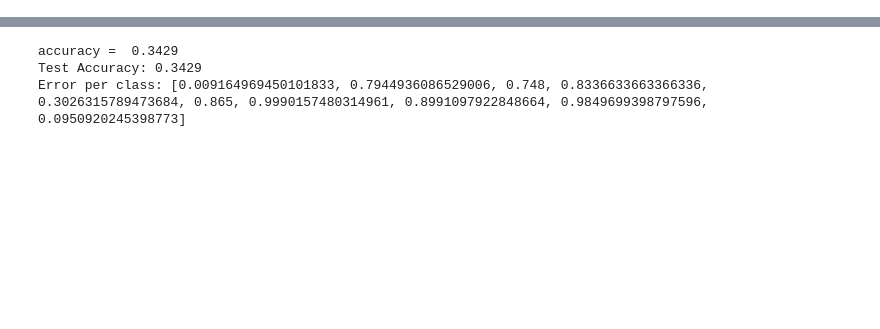
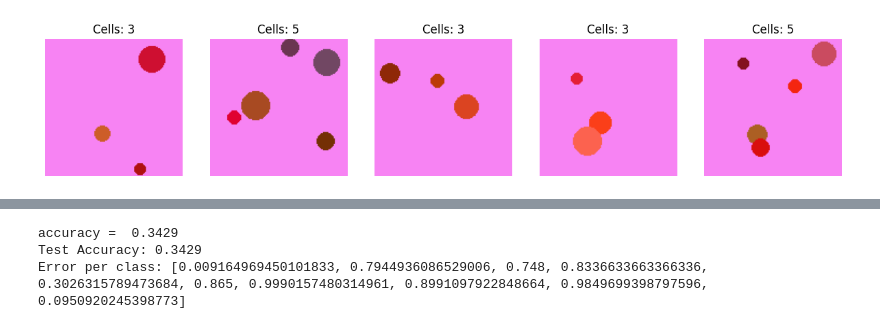
Before and after one commit to Allor-maker/CV_project, a Jupyter notebook: a2c-ppo/a2c_v2.ipynb, the cells around one changed output, grey strips where cells are left out. Drawn from its saved outputs; the diff is of its cells as text; code cells hidden in the pictures; blank space fills up the shorter version.

```diff
--- a/a2c-ppo/a2c_v2.ipynb
+++ b/a2c-ppo/a2c_v2.ipynb
@@ -17,12 +17,12 @@ from sklearn.metrics import confusion_matrix
 import copy #Импортируем библиотеку для ранней остановки
 # %%
 BATCH_SIZE = 128
-LEARNING_RATE = 1e-3
+LEARNING_RATE = 1e-4
 NUM_CLASSES = 10
 IMG_SIZE = 128
-NUM_IMAGES = 100000
+NUM_IMAGES = 50000
 MAX_SUBSET_SIZE = 1000 #Увеличено
-CNN_EPOCHS = 1
+CNN_EPOCHS = 2
 REWARD_SMOOTHING_WINDOW = 5
 
 EPS_START = 0.9#with what value of probability agent will try to guess the right action in the begining of education
@@ -92,11 +92,11 @@ class DataSet():
         for i in range(num_images):
             image, cell_count = self.generate_blood_cell_image()
             images.append(image)
-            labels.append(cell_count - 1) #label-1 to make 0 index
+            labels.append(cell_count) #label-1 to make 0 index
 
             # Сохранение изображений (опционально)
-            image_path = os.path.join(output_dir, f"image_{i}.png")
-            cv2.imwrite(image_path, cv2.cvtColor(image, cv2.COLOR_RGB2BGR))  # Convert to BGR for OpenCV
+            #image_path = os.path.join(output_dir, f"image_{i}.png")
+           # cv2.imwrite(image_path, cv2.cvtColor(image, cv2.COLOR_RGB2BGR))  # Convert to BGR for OpenCV
 
         return images, labels
 # %%
@@ -162,6 +165,24 @@ class DataPreloading():
         self.dataset = BloodCellDataset(images, labels)
     def get_train_data(self):
         return self.dataset
+# %%
+train_data = DataPreloading(num_samples=100).get_train_data()
+# 5. Визуализация
+import matplotlib.pyplot as plt
+
+def visualize_data(images, labels, num_samples=5):
+    """Визуализирует несколько случайных изображений из набора данных."""
+    fig, axes = plt.subplots(1, num_samples, figsize=(15, 3))
+    for i in range(num_samples):
+        index = random.randint(0, len(images) - 1)
+        axes[i].imshow(images[index])
+        axes[i].set_title(f"Cells: {labels[index]}")
+        axes[i].axis('off')
+    plt.show()
+
+visualize_data(train_data.images, train_data.labels)
+# %% [output]
+[figure, added]
 # %%
 class Actor(nn.Module):
     def __init__(self, input_size, num_actions):
```
Also changed, not shown: parts of 7 cells of this notebook.
